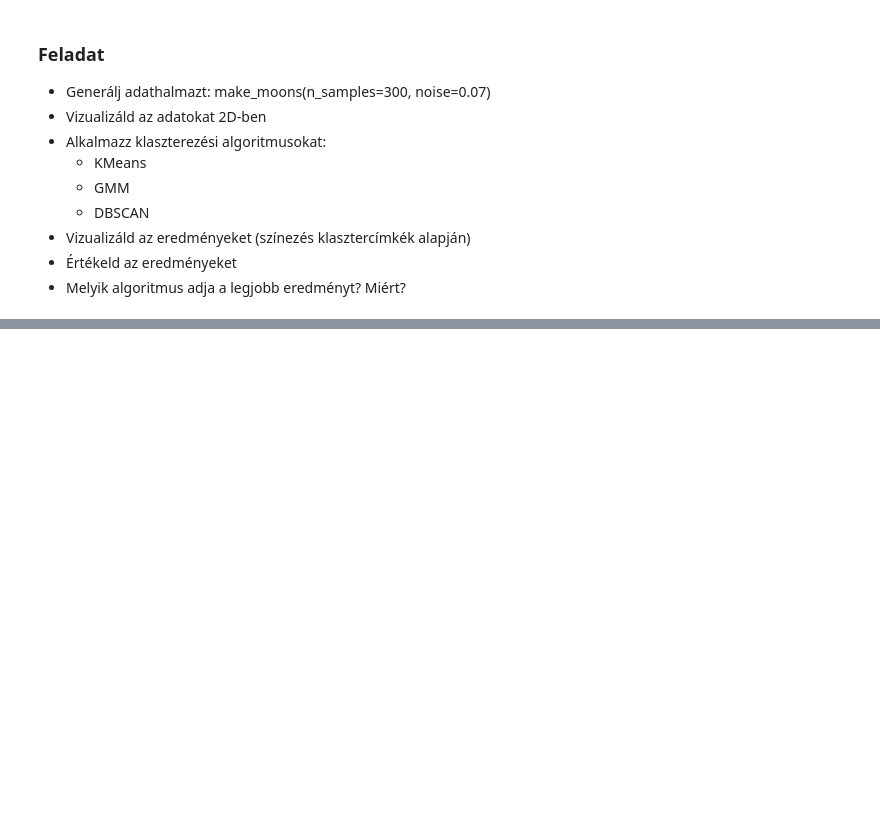
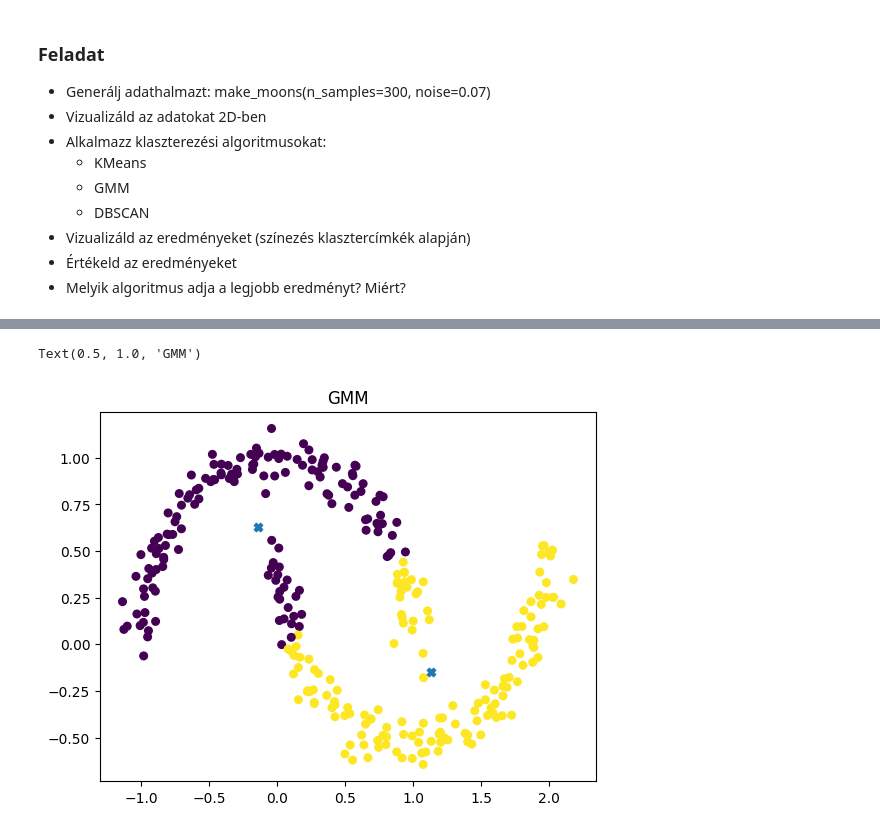
Before and after one commit to plevf/mi, a Jupyter notebook: Lesson8/Lesson8_Clustering.ipynb, the cells around one changed output, grey strips where cells are left out. Drawn from its saved outputs; the diff is of its cells as text; code cells hidden in the pictures; blank space fills up the shorter version.

```diff
--- a/Lesson8/Lesson8_Clustering.ipynb
+++ b/Lesson8/Lesson8_Clustering.ipynb
@@ -261,0 +280,14 @@ X, y_true = make_moons(n_samples=300, noise=0.07, random_state=0)
+# %%
+#gmm
+from sklearn.mixture import GaussianMixture
+
+gModel = GaussianMixture(n_components=2, random_state=42)
+gModel.fit(X)
+gPred = gModel.predict(X)
+plt.scatter(X[:,0], X[:,1], c=gPred, s=30)
+
+plt.scatter(gModel.means_[:,0], gModel.means_[:,1] ,marker="X")
+plt.title("GMM")
+# %% [output]
+Text(0.5, 1.0, 'GMM')
+[figure, added]
```
Also changed, not shown: parts of 8 cells of this notebook.
